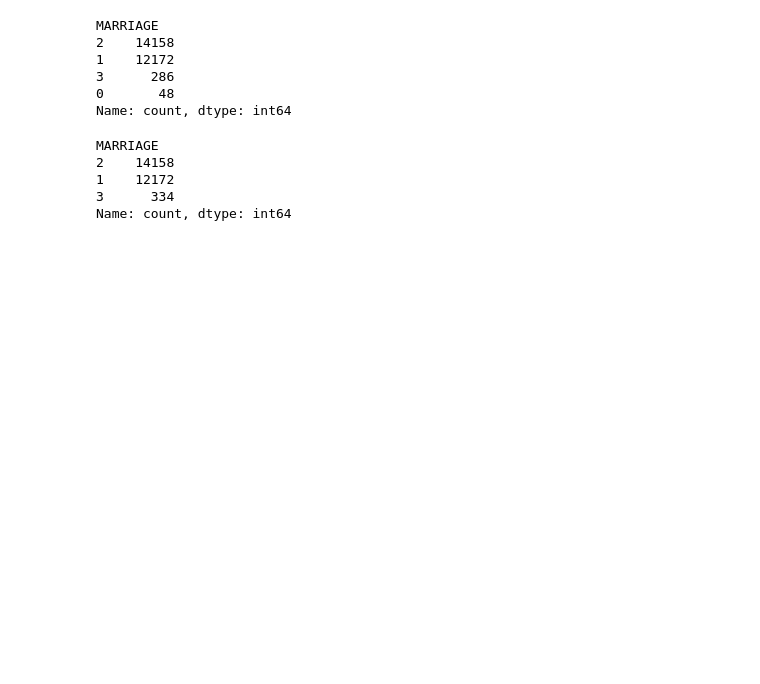
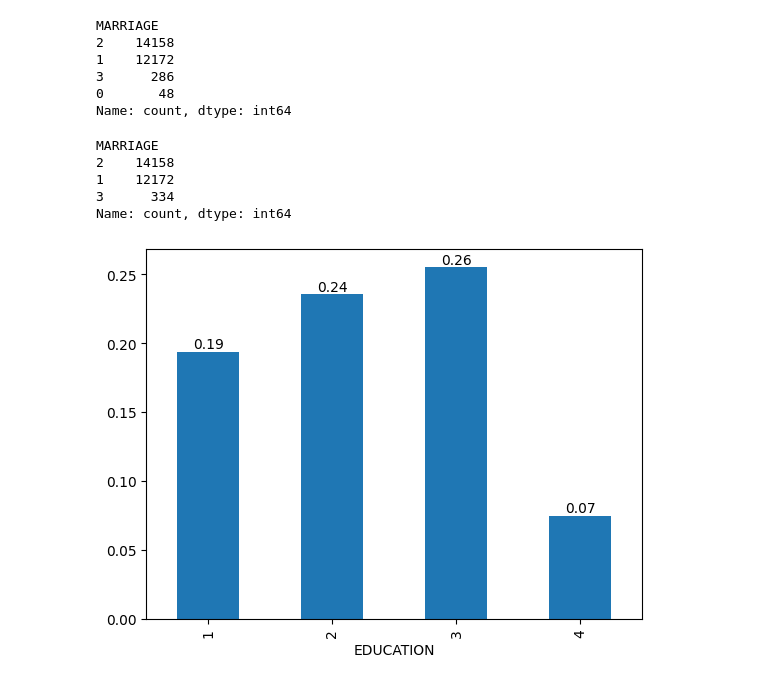
Before and after one commit to nikhilnjha/DS_Projects_with_Python, a Jupyter notebook: analysis.ipynb, the cells around one changed output. Cells and saved outputs as stored; diff of their text form; code cells hidden in the pictures; blank space fills up the shorter version.

```diff
--- a/analysis.ipynb
+++ b/analysis.ipynb
@@ -351,3 +351,14 @@ MARRIAGE
 Name: count, dtype: int64
 # %%
 df_clean_2.to_csv("Data/df_clean_2.csv")
+# %%
+df_clean_2 = pd.read_csv('Data/df_clean_2.csv')
+# %%
+ax = df_clean_2.groupby('EDUCATION').agg({'default payment next month':'mean'}).plot.bar(legend = False)
+
+for container in ax.containers:
+    ax.bar_label(container, fmt = '%.2f')
+
+plt.show()
+# %% [output]
+[figure, added]
```
Also changed, not shown: parts of 6 cells of this notebook, 1 other file.
